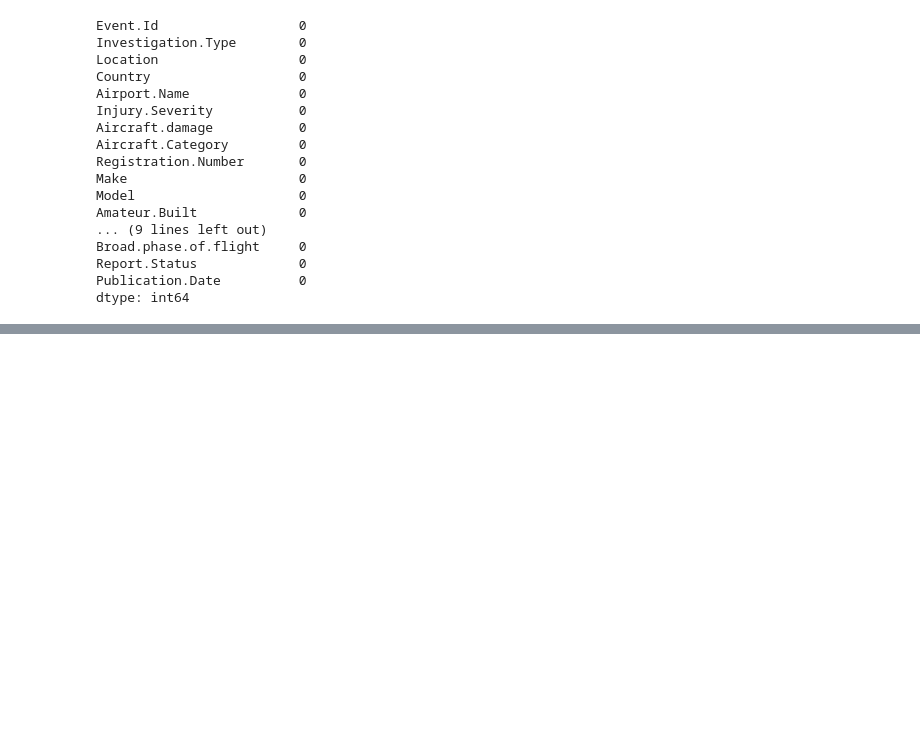
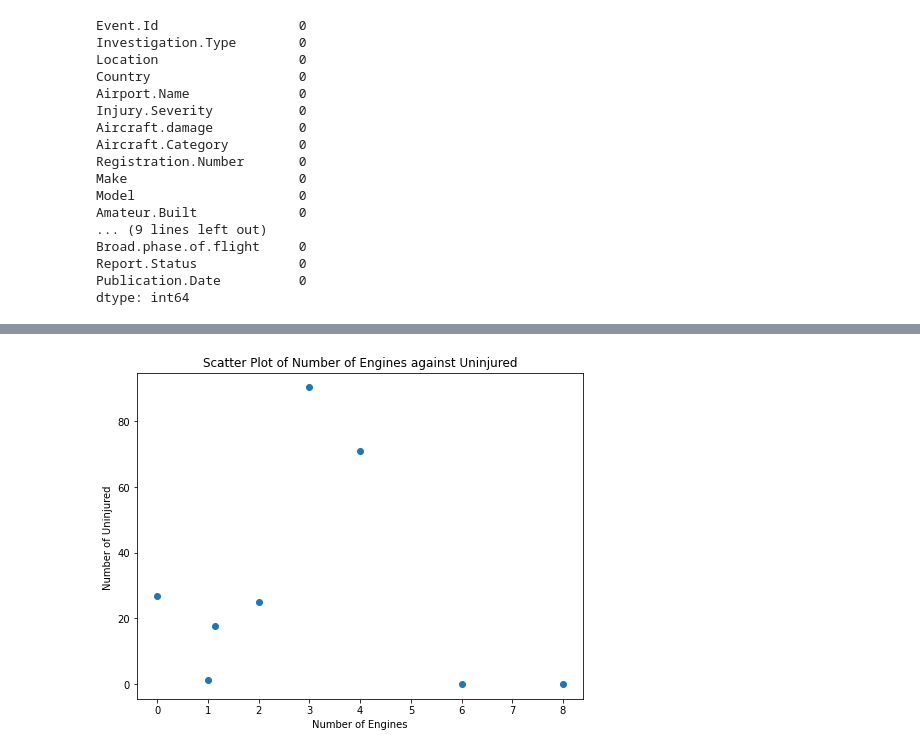
Before and after one commit to Masinde10/Masinde-Victor-dsc-10-Phase1-project, a Jupyter notebook: student.ipynb, the cells around one changed output, grey strips where cells are left out. Saved outputs shown, nothing was run; the diff lists cells and outputs as text; code cells hidden in the pictures; blank space fills up the shorter version.

```diff
--- a/student.ipynb
+++ b/student.ipynb
@@ -223,0 +315,5 @@ ax.hist(df['Air.carrier'],bins=8);
+# %%
+#Group data by Number.of.Engines
+grouped_n_Engines=df[df['Aircraft.Category']=='Airplane'].groupby('Number.of.Engines')['Total.Uninjured'].mean()
+grouped_n_Engine=grouped_n_Engines.sort_values(ascending=False)
+grouped_n_Engine
@@ -223,0 +331,11 @@ ax.hist(df['Air.carrier'],bins=8);
+# %%
+#Plot Visualization
+x=grouped_n_Engine.index
+y=grouped_n_Engine.values
+fig, ax=plt.subplots(figsize=(8,6))
+ax.scatter(x,y)
+plt.xlabel('Number of Engines')
+plt.ylabel('Number of Uninjured ')
+plt.title('Scatter Plot of Number of Engines against Uninjured');
+# %% [output]
+[figure, added]
```
Also changed, not shown: parts of 24 cells of this notebook, 2 other files.
